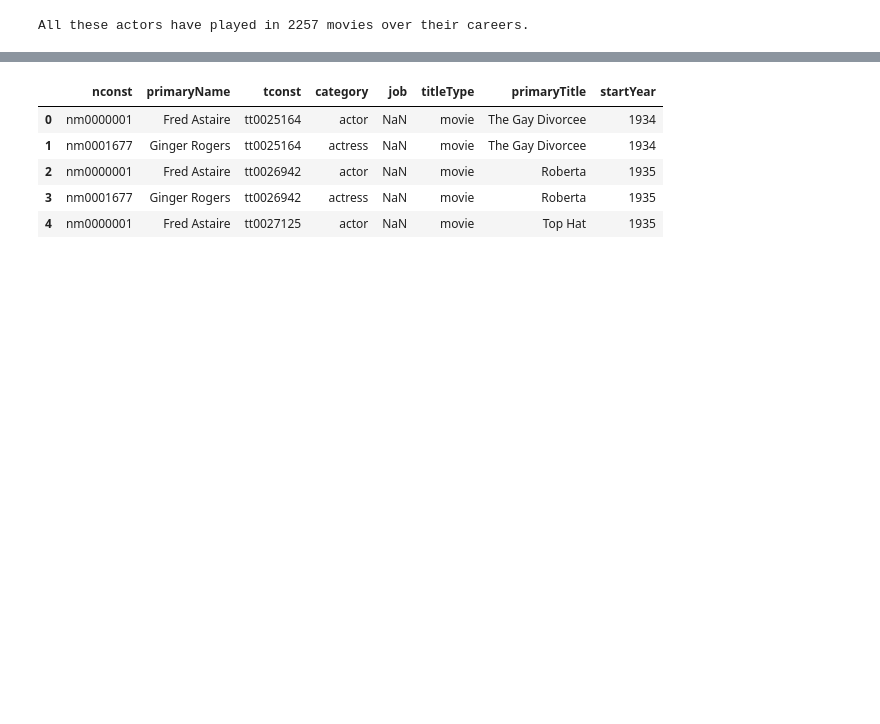
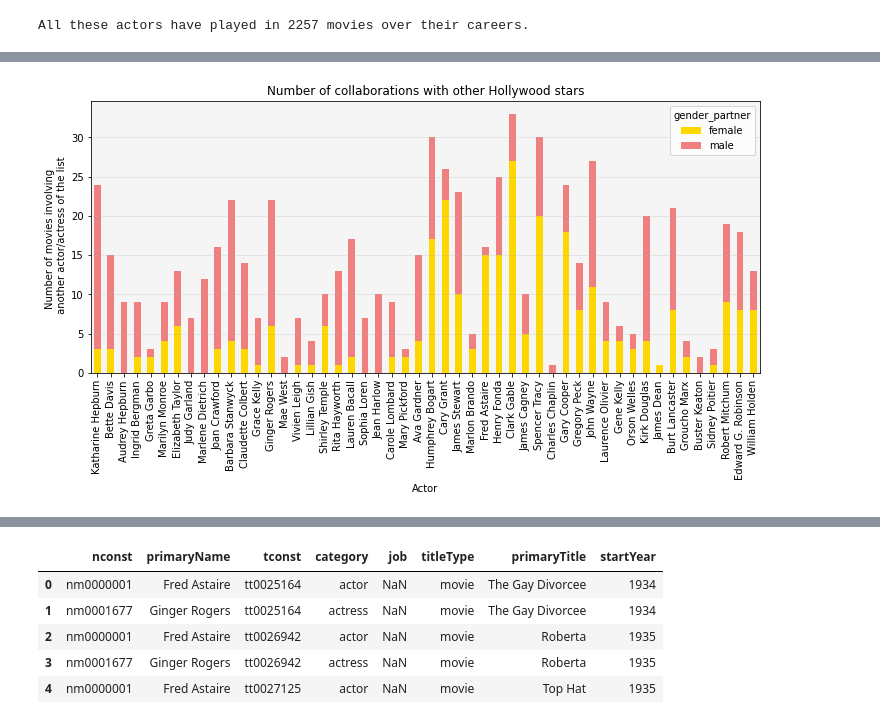
Before and after one commit to MaximeKan/Algorithms, a Jupyter notebook: SetCover.ipynb, the cells around one changed output, grey strips where cells are left out. Saved outputs shown, nothing was run; the diff lists cells and outputs as text; code cells hidden in the pictures; blank space fills up the shorter version.

```diff
--- a/SetCover.ipynb
+++ b/SetCover.ipynb
@@ -80,0 +125,35 @@ As a first step, we could quickly have a look at the gathered data and see how o
+# %%
+def plot_collaborations(aggregator, title, y_label, set_movies, legend_actors):
+    count_collaborations = set_movies.copy()
+    count_collaborations["gender"] = count_collaborations.primaryName.apply(
+        lambda x: "male" if x in afi_male_legends else "female"
+        )
+    count_collaborations = pd.merge(count_collaborations, count_collaborations, on="primaryTitle", suffixes=[None, "_partner"])
+    count_collaborations = count_collaborations[count_collaborations.primaryName != count_collaborations.primaryName_partner]
+
+    counts = (count_collaborations
+            .groupby(["primaryName", "gender_partner"], as_index=False)
+            .agg({"primaryName_partner": aggregator})
+            .pivot(index="primaryName", columns="gender_partner", values="primaryName_partner")
+            .fillna(0)
+            .loc[legend_actors]
+    )
+
+    fig, ax = plt.subplots(figsize=(12,5))
+    counts.plot.bar(stacked=True, ax=ax, color={"male": "lightcoral", "female": "gold"})
+    ax.grid(axis="y", alpha=0.3)
+    ax.set(
+        title=title,
+        xlabel="Actor",
+        ylabel=y_label,
+        facecolor="whitesmoke"
+        )
+    plt.show()
+# %%
+plot_collaborations("count",
+                    "Number of collaborations with other Hollywood stars",
+                    "Number of movies involving \n another actor/actress of the list",
+                    set_movies,
+                    legend_actors)
+# %% [output]
+[figure, added]
```
Also changed, not shown: parts of 11 cells of this notebook.
